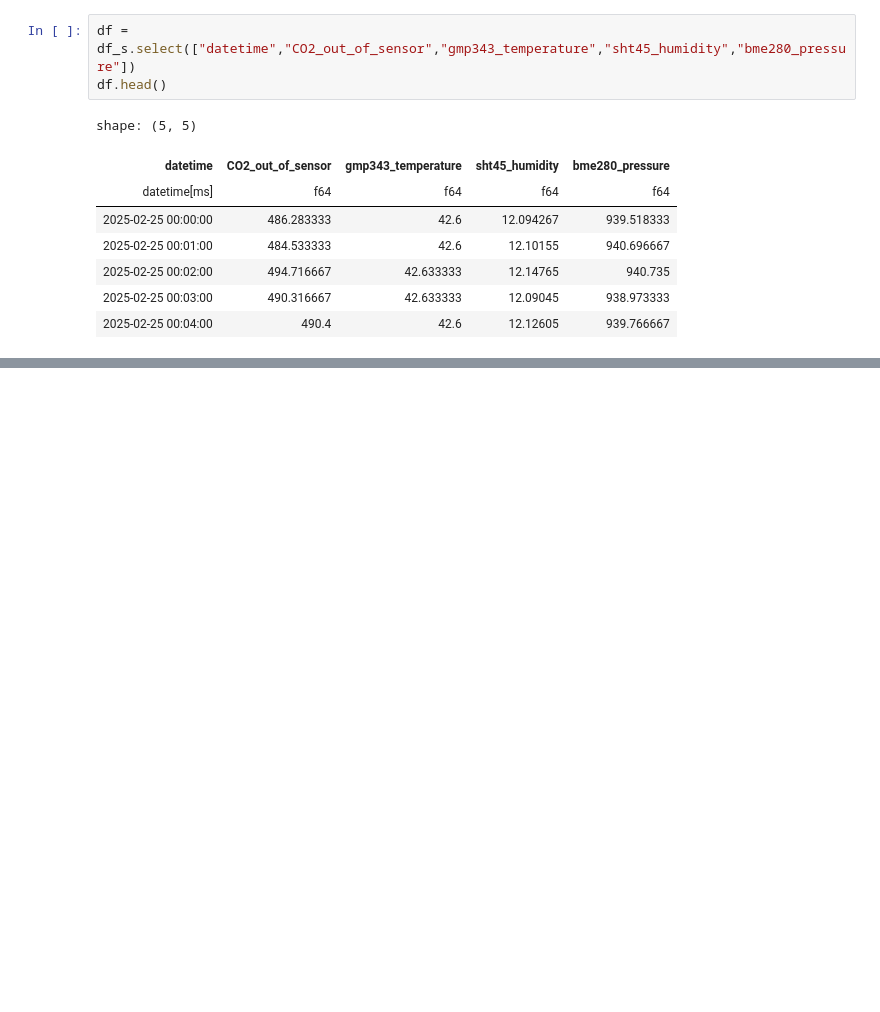
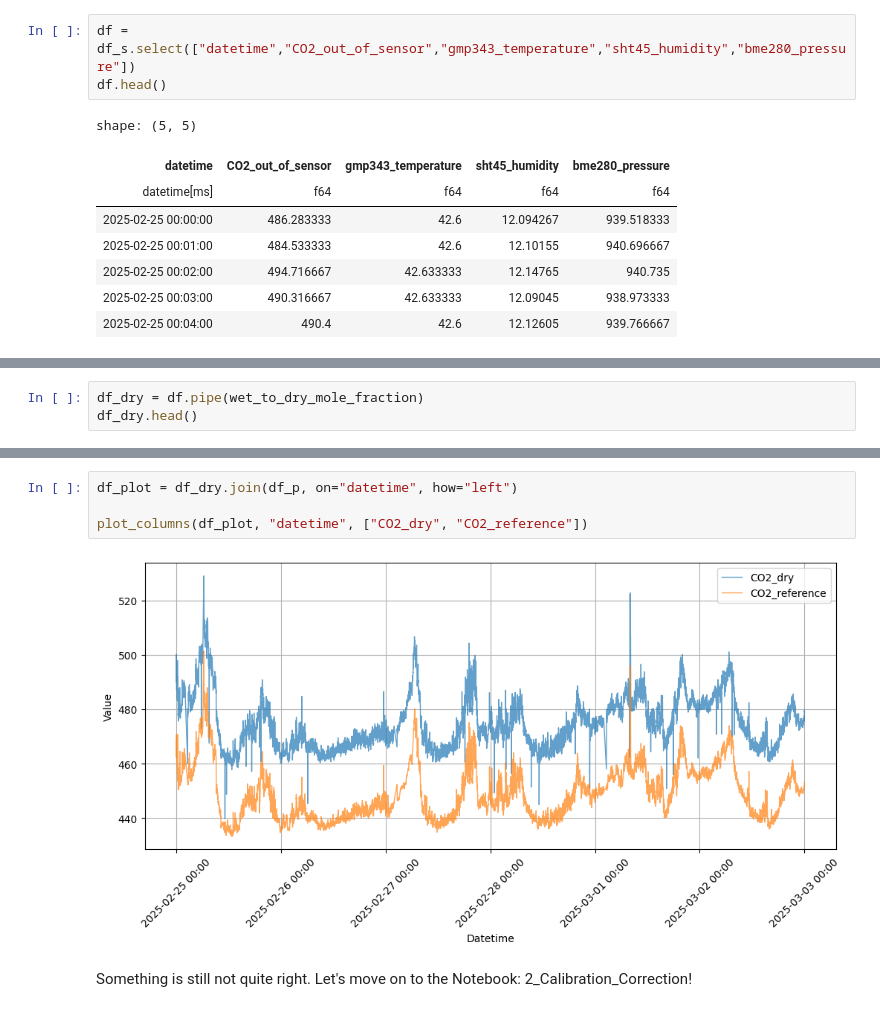
Before and after one commit to tum-esm/HES-2-Praktikum, a Jupyter notebook: notebooks/1_Dilution_Correction.ipynb, the cells around one changed output, grey strips where cells are left out. Cells and saved outputs as stored; diff of their text form; blank space fills up the shorter version.

Commit message:
add comparison to CO2 reference

```diff
--- a/notebooks/1_Dilution_Correction.ipynb
+++ b/notebooks/1_Dilution_Correction.ipynb
@@ -611,0 +595,3 @@ shape: (8_535, 7)
+# %%
+df_dry = df.pipe(wet_to_dry_mole_fraction)
+df_dry.head()
@@ -611,0 +607,8 @@ shape: (8_535, 7)
+# %%
+df_plot = df_dry.join(df_p, on="datetime", how="left")
+
+plot_columns(df_plot, "datetime", ["CO2_dry", "CO2_reference"])
+# %% [output]
+[figure, added]
+# %% [markdown]
+Something is still not quite right. Let's move on to the Notebook: 2_Calibration_Correction!
```
Also changed, not shown: parts of 4 cells of this notebook.
